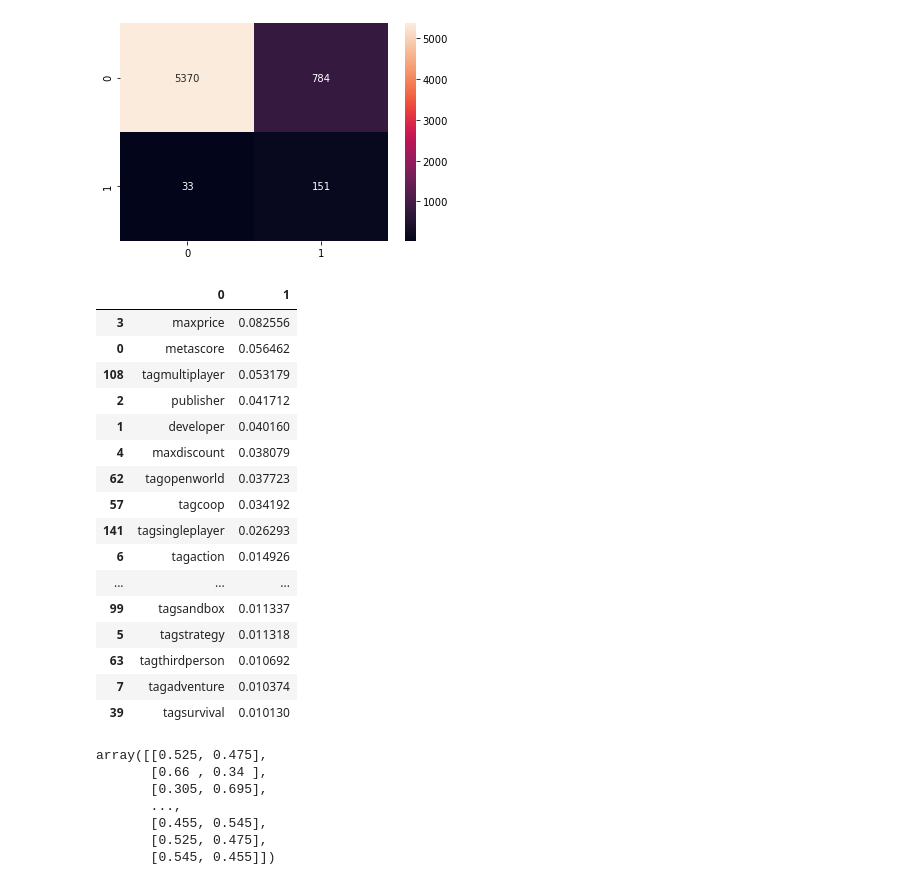
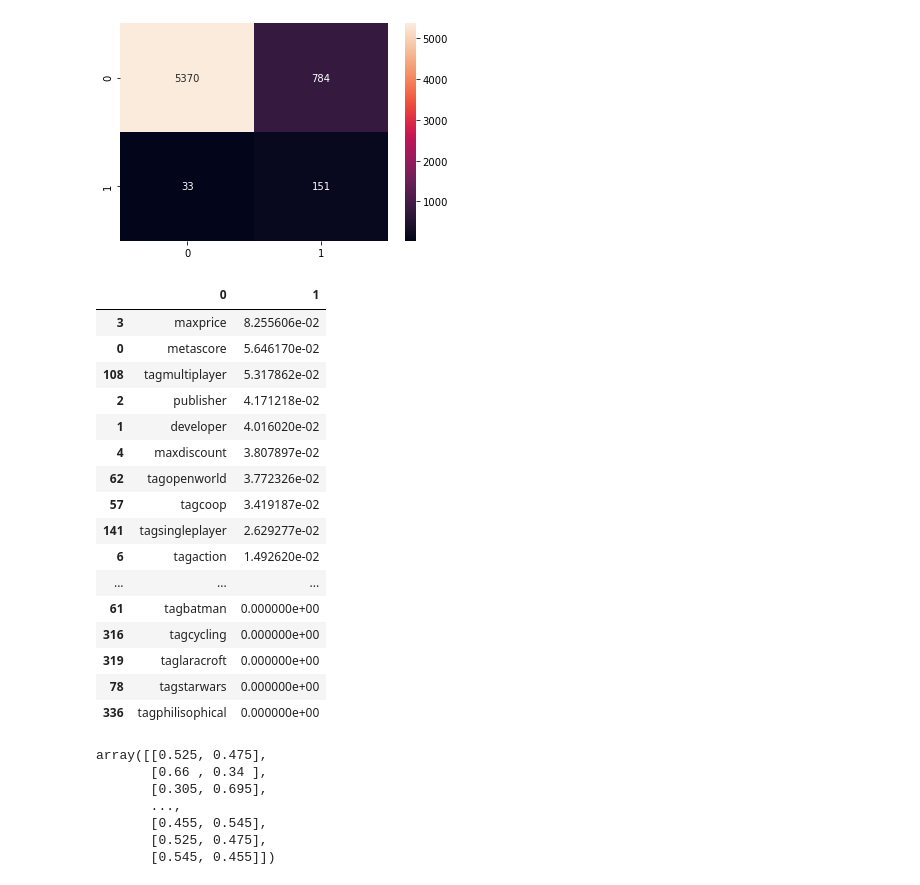
Before and after one commit to cbragg3136/Final_Project-Gaming_ML, a Jupyter notebook: ml_noteboooks/learn_bal_random_forest_minmax_binary_auroc.ipynb, the cells around one changed output. Cells and saved outputs as stored; diff of their text form; code cells hidden in the pictures.

```diff
--- a/ml_noteboooks/learn_bal_random_forest_minmax_binary_auroc.ipynb
+++ b/ml_noteboooks/learn_bal_random_forest_minmax_binary_auroc.ipynb
@@ -161,26 +161,28 @@ features_df = features_df.sort_values(by=[1], ascending=False)
 # features_df
 # %%
 # drop all variables less than 0.02 feature importance
-x_filtered_df = features_df[features_df[1]>=0.01]
-x_filtered_df
+# x_filtered_df = features_df[features_df[1]>=0.01]
+pd.set_option('display.max_rows', 346)
+# x_filtered_df
+features_df
 # %% [output]
 |  | 0 | 1 |
-| 3 | maxprice | 0.082556 |
-| 0 | metascore | 0.056462 |
-| 108 | tagmultiplayer | 0.053179 |
-| 2 | publisher | 0.041712 |
-| 1 | developer | 0.040160 |
-| 4 | maxdiscount | 0.038079 |
-| 62 | tagopenworld | 0.037723 |
-| 57 | tagcoop | 0.034192 |
-| 141 | tagsingleplayer | 0.026293 |
-| 6 | tagaction | 0.014926 |
+| 3 | maxprice | 8.255606e-02 |
+| 0 | metascore | 5.646170e-02 |
+| 108 | tagmultiplayer | 5.317862e-02 |
+| 2 | publisher | 4.171218e-02 |
+| 1 | developer | 4.016020e-02 |
+| 4 | maxdiscount | 3.807897e-02 |
+| 62 | tagopenworld | 3.772326e-02 |
+| 57 | tagcoop | 3.419187e-02 |
+| 141 | tagsingleplayer | 2.629277e-02 |
+| 6 | tagaction | 1.492620e-02 |
 | ... | ... | ... |
-| 99 | tagsandbox | 0.011337 |
-| 5 | tagstrategy | 0.011318 |
-| 63 | tagthirdperson | 0.010692 |
-| 7 | tagadventure | 0.010374 |
-| 39 | tagsurvival | 0.010130 |
+| 61 | tagbatman | 0.000000e+00 |
+| 316 | tagcycling | 0.000000e+00 |
+| 319 | taglaracroft | 0.000000e+00 |
+| 78 | tagstarwars | 0.000000e+00 |
+| 336 | tagphilisophical | 0.000000e+00 |
 # %%
 # Apply Area Under ROC Curve scoring model (AUROC)
 from sklearn.metrics import roc_auc_score
```
Also changed, not shown: 13 other files.
